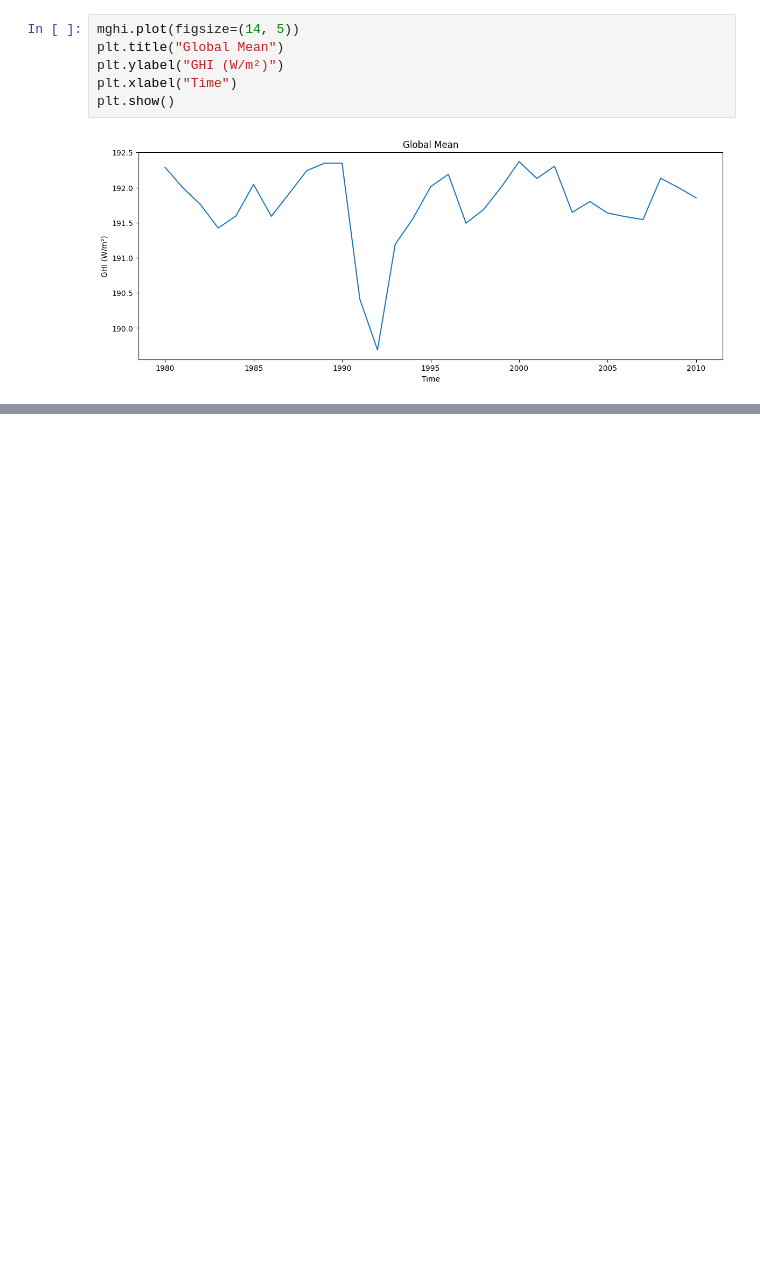
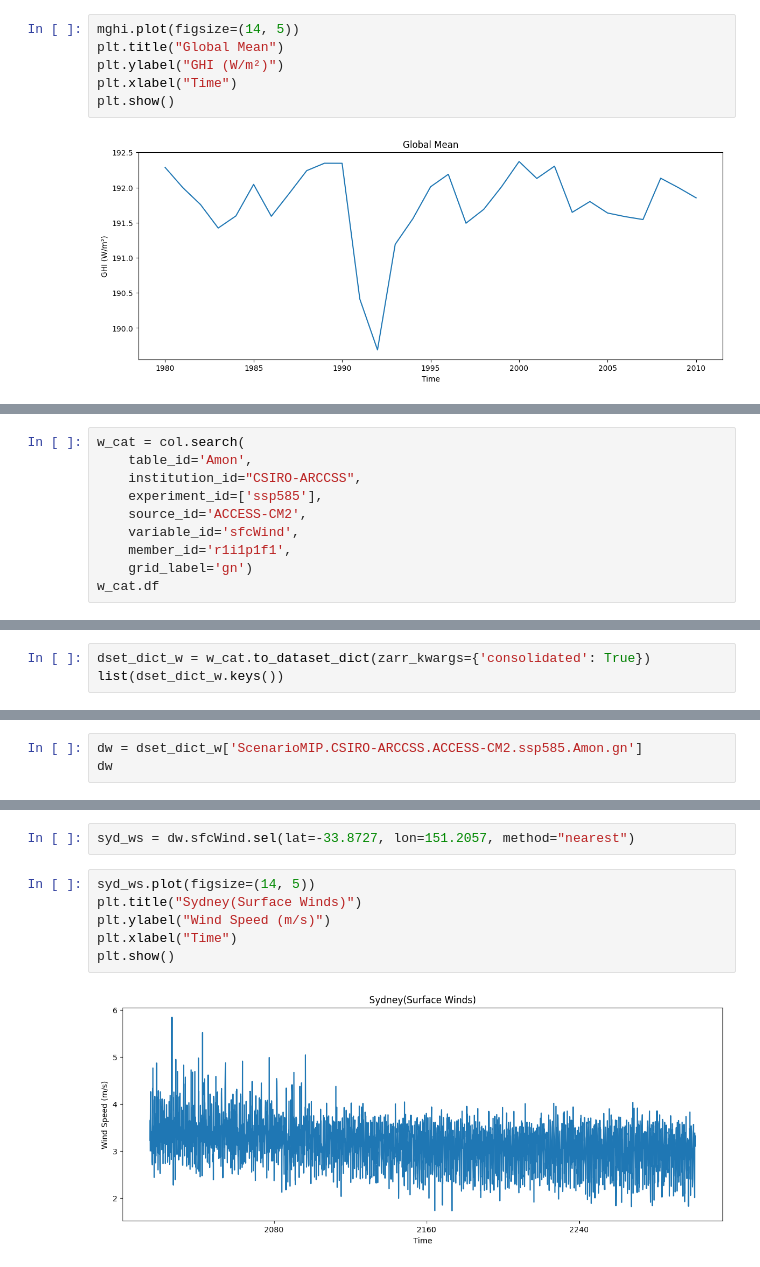
Before and after one commit to abhnil/Sydney_Energy_Workshop, a Jupyter notebook: notebooks/getcmip6data.ipynb, the cells around one changed output, grey strips where cells are left out. Saved outputs shown, nothing was run; the diff lists cells and outputs as text; blank space fills up the shorter version.

```diff
--- a/notebooks/getcmip6data.ipynb
+++ b/notebooks/getcmip6data.ipynb
@@ -500,0 +505,10 @@ plt.show()
+# %%
+w_cat = col.search(
+    table_id='Amon',
+    institution_id="CSIRO-ARCCSS",
+    experiment_id=['ssp585'],
+    source_id='ACCESS-CM2',
+    variable_id='sfcWind',
+    member_id='r1i1p1f1',
+    grid_label='gn')
+w_cat.df
@@ -500,0 +518,3 @@ plt.show()
+# %%
+dset_dict_w = w_cat.to_dataset_dict(zarr_kwargs={'consolidated': True})
+list(dset_dict_w.keys())
@@ -500,0 +526,3 @@ plt.show()
+# %%
+dw = dset_dict_w['ScenarioMIP.CSIRO-ARCCSS.ACCESS-CM2.ssp585.Amon.gn']
+dw
@@ -500,0 +595,10 @@ plt.show()
+# %%
+syd_ws = dw.sfcWind.sel(lat=-33.8727, lon=151.2057, method="nearest")
+# %%
+syd_ws.plot(figsize=(14, 5))
+plt.title("Sydney(Surface Winds)")
+plt.ylabel("Wind Speed (m/s)")
+plt.xlabel("Time")
+plt.show()
+# %% [output]
+[figure, added]
```
Also changed, not shown: parts of 6 cells of this notebook.
